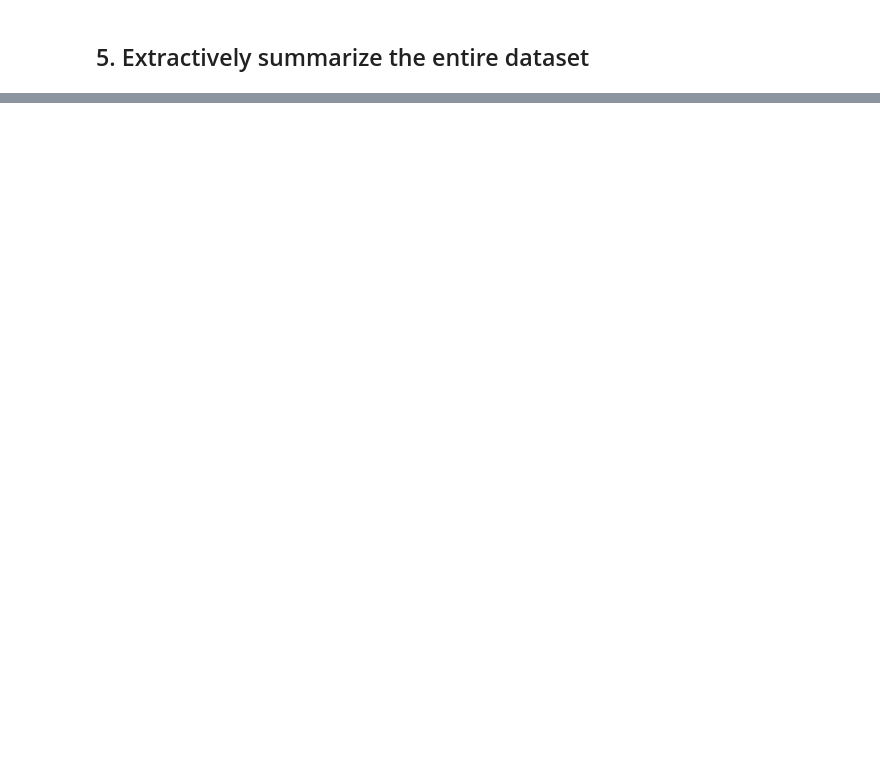
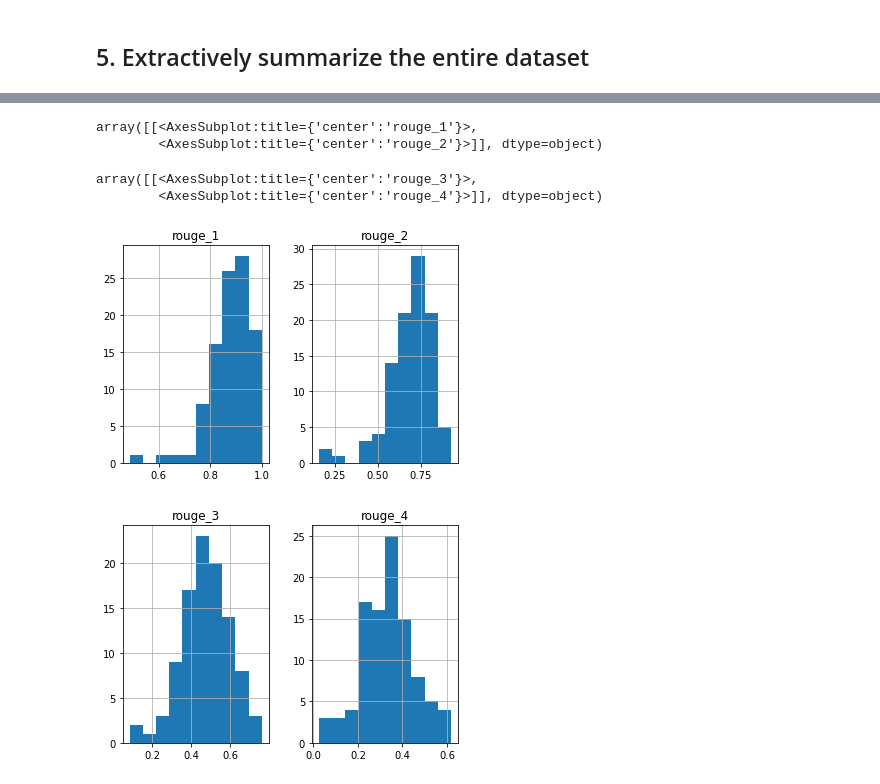
Before and after one commit to shengshimeiyan/citation-generation, a Jupyter notebook: notebooks/4_summarization.ipynb, the cells around one changed output, grey strips where cells are left out. Drawn from its saved outputs; the diff is of its cells as text; code cells hidden in the pictures; blank space fills up the shorter version.

```diff
--- a/notebooks/4_summarization.ipynb
+++ b/notebooks/4_summarization.ipynb
@@ -195,10 +188,5 @@ display(dataset.head())
 # %%
-rouge_unigrams = []
-rouge_bigrams = []
+rouge = {i:[] for i in range(1,5)}
 for _, row in dataset.iterrows():
-    rouge_unigrams.append(rouge_n(row.citation_sentence, " ".join(row.topk_cited_sentences), n=1))
-    rouge_bigrams.append(rouge_n(row.citation_sentence, " ".join(row.topk_cited_sentences), n=2))
+    for i in range(1,5):
+        rouge[i].append(rouge_n(row.citation_sentence, " ".join(row.topk_cited_sentences), n=i))
-# %%
-dataset["rouge_1"] = rouge_unigrams
-dataset["rouge_2"] = rouge_bigrams
-display(dataset.head())
@@ -228,0 +193,4 @@ summarizer = pipeline("summarization")
+# %%
+for i in range(1,5):
+    dataset[f"rouge_{i}"] = rouge[i]
+display(dataset.head())
@@ -228,0 +204,10 @@ summarizer = pipeline("summarization")
+# %%
+display(dataset[["rouge_1", "rouge_2"]].hist())
+display(dataset[["rouge_3", "rouge_4"]].hist())
+# %% [output]
+array([[<AxesSubplot:title={'center':'rouge_1'}>,
+        <AxesSubplot:title={'center':'rouge_2'}>]], dtype=object)
+array([[<AxesSubplot:title={'center':'rouge_3'}>,
+        <AxesSubplot:title={'center':'rouge_4'}>]], dtype=object)
+[figure, added]
+[figure, added]
```
Also changed, not shown: parts of 20 cells of this notebook, 10 other files.
